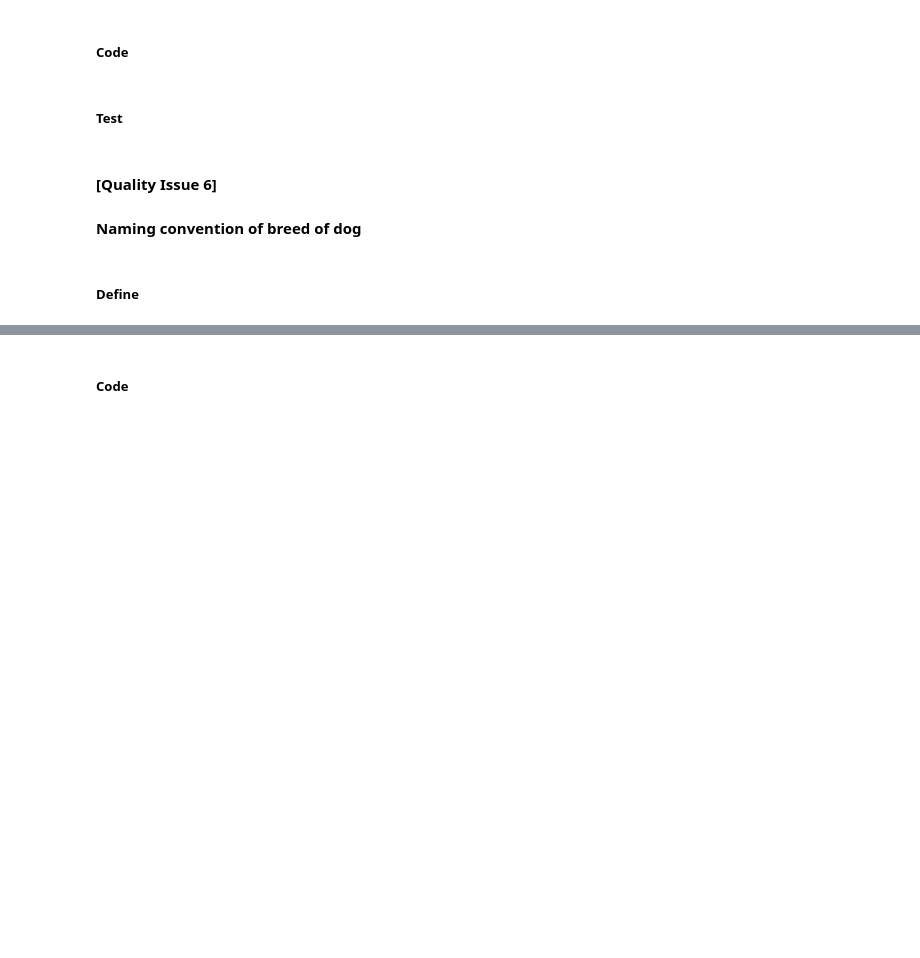
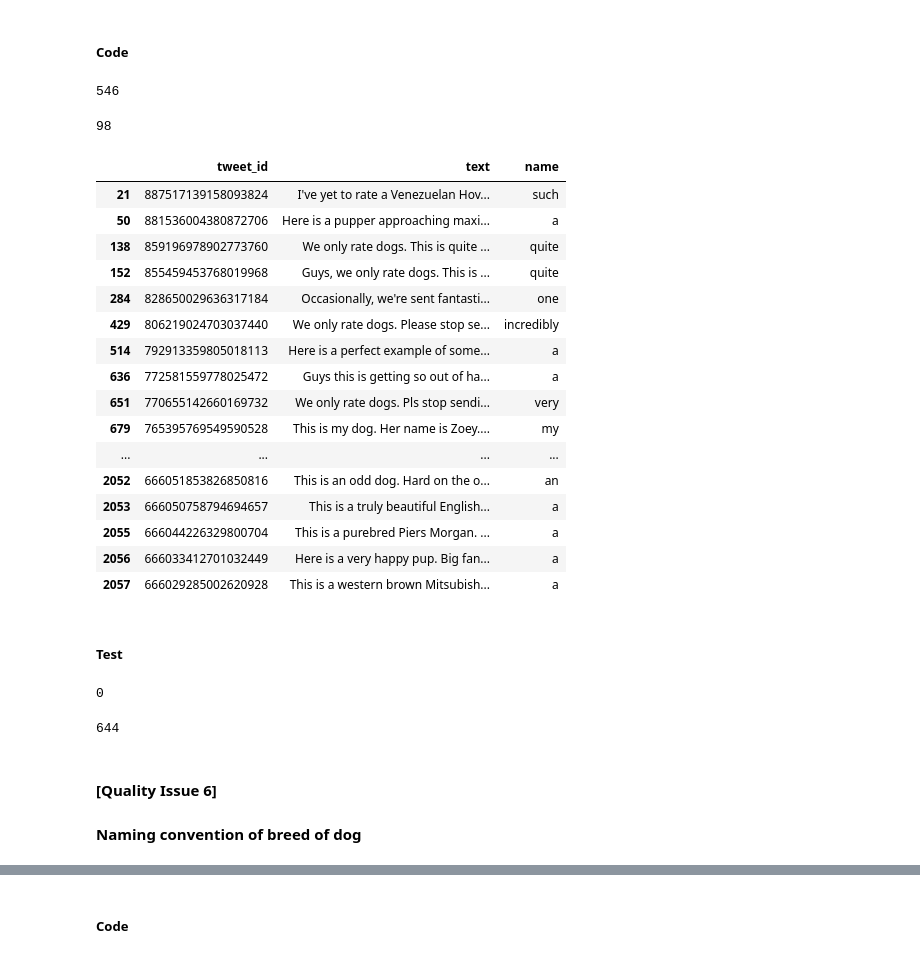
Before and after one commit to jyothirupa/dog-rates-data-wrangling, a Jupyter notebook: wrangle_act.ipynb, the cells around one changed output, grey strips where cells are left out. Drawn from its saved outputs; the diff is of its cells as text; code cells hidden in the pictures; blank space fills up the shorter version.

```diff
--- a/wrangle_act.ipynb
+++ b/wrangle_act.ipynb
@@ -38,6 +38,8 @@ import config
 # %%
 pd.options.display.max_rows
 pd.set_option('display.max_colwidth', None)
+pd.set_option('display.max_rows', 500)
+pd.set_option('display.max_columns', 500)
 # %% [markdown]
 <a id='gather'></a>
 ## Gathering
@@ -761,6 +761,9 @@ filtered_df = master_df[(master_df.retweeted_status_id.notnull()) & (master_df.r
 
 # drop the records corresponding to retweets
 master_df.drop(filtered_df.index, inplace = True)
+# %%
+# the columns corresponding to retweets will now have only null values and hence can be dropped
+master_df.drop(['retweeted_status_id', 'retweeted_status_user_id', 'retweeted_status_timestamp'], axis=1, inplace = True)
 # %% [markdown]
 ##### Test
 # %%
@@ -898,2 +903,33 @@ master_df[master_df['rating_numerator'] >= 20][['tweet_id', 'text', 'rating_deno
 # %% [markdown]
 ##### Code
+# %%
+# getting number of records with name as 'None'
+master_df[master_df.name == 'None']['name'].count()
+# %% [output]
+546
+# %%
+# getting number of records with invalid names
+master_df[master_df.name.str.islower()]['name'].count()
+# %% [output]
+98
+# %%
+# getting all records with invalid names
+master_df[master_df.name.str.islower()][['tweet_id', 'text', 'name']]
+# %% [output]
+|  | tweet_id | text | name |
+| 21 | 887517139158093824 | I've yet to rate a Venezuelan Hov... | such |
+| 50 | 881536004380872706 | Here is a pupper approaching maxi... | a |
+| 138 | 859196978902773760 | We only rate dogs. This is quite ... | quite |
+| 152 | 855459453768019968 | Guys, we only rate dogs. This is ... | quite |
+| 284 | 828650029636317184 | Occasionally, we're sent fantasti... | one |
+| 429 | 806219024703037440 | We only rate dogs. Please stop se... | incredibly |
+| 514 | 792913359805018113 | Here is a perfect example of some... | a |
+| 636 | 772581559778025472 | Guys this is getting so out of ha... | a |
+| 651 | 770655142660169732 | We only rate dogs. Pls stop sendi... | very |
+| 679 | 765395769549590528 | This is my dog. Her name is Zoey.... | my |
+| ... | ... | ... | ... |
+| 2052 | 666051853826850816 | This is an odd dog. Hard on the o... | an |
+| 2053 | 666050758794694657 | This is a truly beautiful English... | a |
+| 2055 | 666044226329800704 | This is a purebred Piers Morgan. ... | a |
+| 2056 | 666033412701032449 | Here is a very happy pup. Big fan... | a |
+| 2057 | 666029285002620928 | This is a western brown Mitsubish... | a |
@@ -900,7 +939,15 @@ master_df[master_df['rating_numerator'] >= 20][['tweet_id', 'text', 'rating_deno
 # %% [markdown]
 ##### Test
+# %%
+# verifying that there are no invalid names in the dataframe
+master_df[master_df.name.str.islower()][['tweet_id', 'text', 'name']].count()[0]
+# %% [output]
+0
+# %%
+# getting the total number of records for which name is not available
+master_df[master_df.name == 'None'][['tweet_id', 'text', 'name']].count()[0]
+# %% [output]
+644
 # %% [markdown]
 #### [Quality Issue 6]
 #### Naming convention of breed of dog
-# %% [markdown]
-##### Define
```
Also changed, not shown: parts of 30 cells of this notebook.
